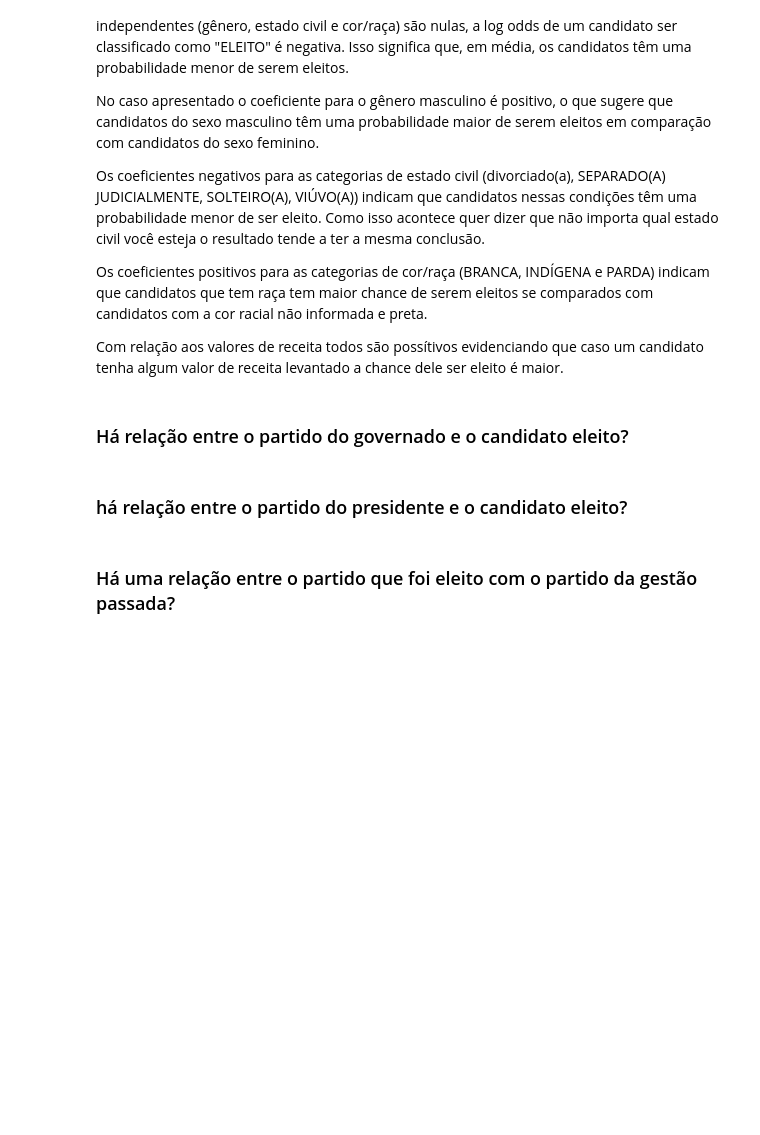
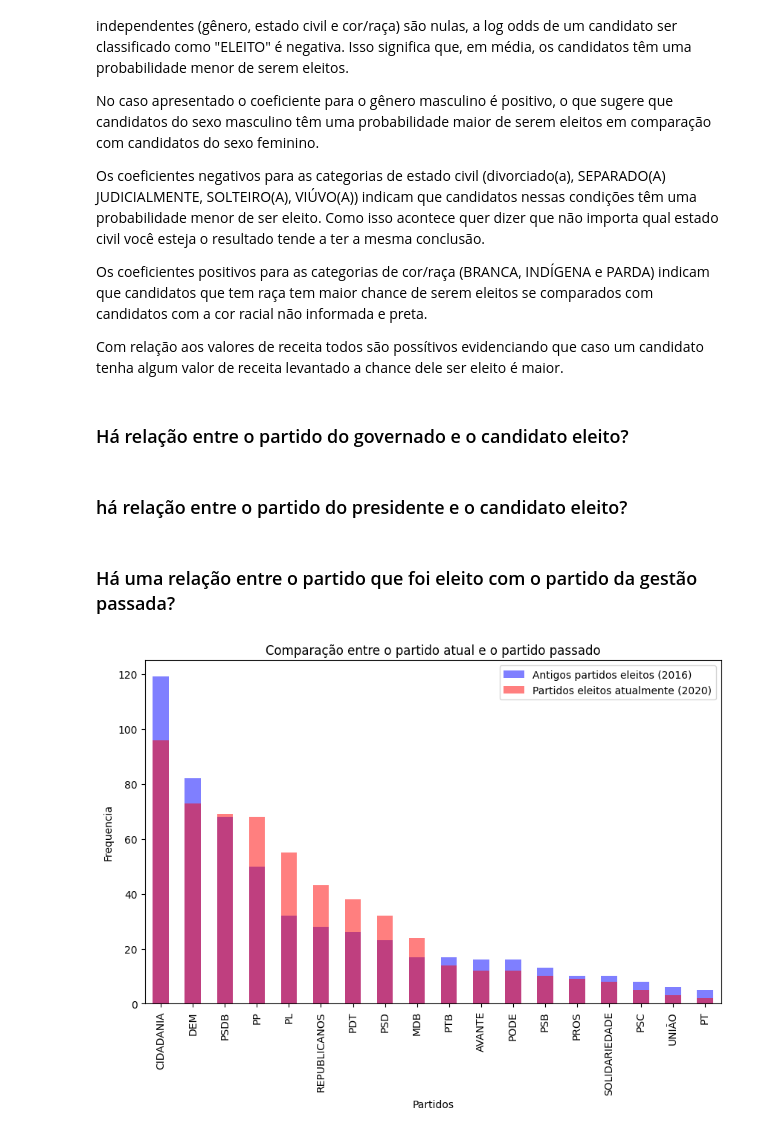
Before and after one commit to Kawhan/final_data_project, a Jupyter notebook: relatorio.ipynb, the cells around one changed output. Drawn from its saved outputs; the diff is of its cells as text; code cells hidden in the pictures; blank space fills up the shorter version.

```diff
--- a/relatorio.ipynb
+++ b/relatorio.ipynb
@@ -1039,3 +1039,23 @@ Com relação aos valores de receita todos são possítivos evidenciando que cas
 ### há relação entre o partido do presidente e o candidato eleito?
 # %% [markdown]
 ### Há uma relação entre o partido que foi eleito com o partido da gestão passada?
+# %%
+# Carregando os dados
+
+eleicao_past_corr = (
+    pd.read_csv('dados/eleicao_2020_with_2016_pb_prefeito.csv')
+)
+
+
+eleitos = eleicao_past_corr[eleicao_past_corr['DS_SIT_TOT_TURNO'].str.startswith('ELEITO')]
+# %%
+plt.figure(figsize=(10, 6))
+eleitos['SG_PAST_PARTIDO'].value_counts().plot(kind='bar', color='blue', alpha=0.5, label='Antigos partidos eleitos (2016)')
+eleitos['SG_PARTIDO'].value_counts().plot(kind='bar', color='red', alpha=0.5, label='Partidos eleitos atualmente (2020)')
+plt.xlabel('Partidos')
+plt.ylabel('Frequencia')
+plt.title('Comparação entre o partido atual e o partido passado')
+plt.legend()
+plt.show()
+# %% [output]
+[figure, added]
```
Also changed, not shown: parts of 1 cell of this notebook, 2 other files.
